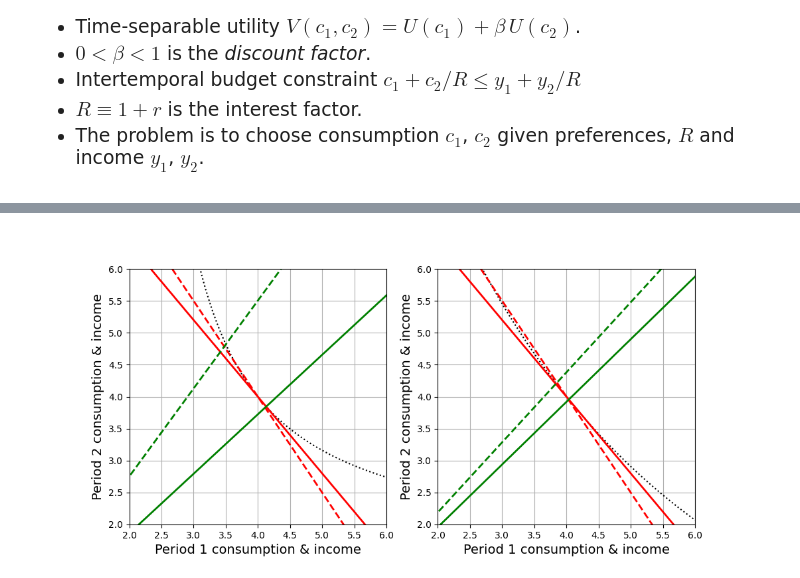
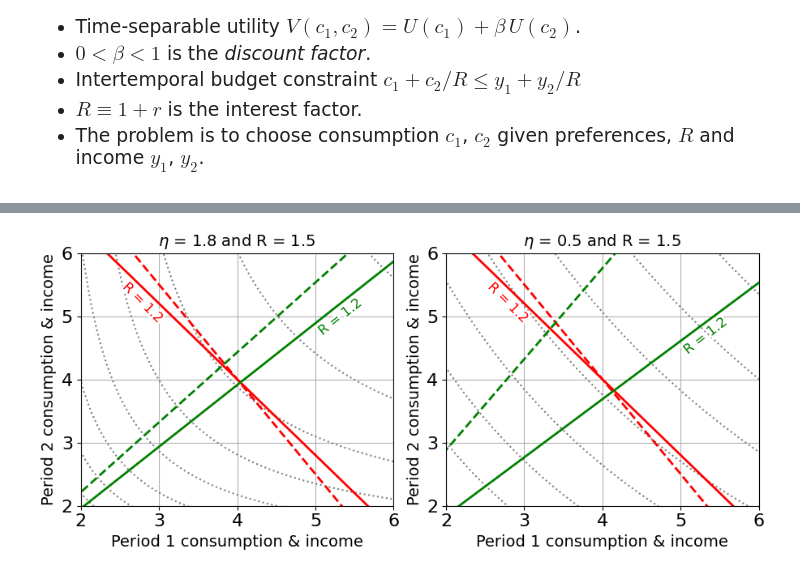
Before and after one commit to jl-2021/my-binder, a Jupyter notebook: intertemporal-choice.ipynb, the cells around one changed output, grey strips where cells are left out. Drawn from its saved outputs; the diff is of its cells as text; code cells hidden in the pictures.

Commit message:
fixed some bugs but first plot still inactive in voila

```diff
--- a/intertemporal-choice.ipynb
+++ b/intertemporal-choice.ipynb
@@ -376,41 +413,21 @@ How does the coefficient of risk aversion $\eta$, which is also the inverse inte
 
 choice0 = IntertemporalChoice()
 
-pars1 = choice0.pars.copy()
-pars1['R'] = 1.5
-choice1 = IntertemporalChoice(pars1)
-
 parse = choice0.pars.copy()
 parse['eta'] = 0.5
 choicee = IntertemporalChoice(parse)
-
-parse1 = choicee.pars.copy()
-parse1['R'] = 1.5
-choicee1 = IntertemporalChoice(parse1)
 
 # Calculate utility for each combination of goods 1 and 2
 utility_values = choice0.gridded_utility()
 utility_valuese = choicee.gridded_utility()
 
-# Compute c1, c2 and u at the tangent of the budget line and the iso-utility curves
-(c1star,c2star,ustar) = choice0.tangent_point()
+# Create a contour plot to visualize the indifference curve
+fig, ax = plt.subplots(1,2, figsize=(9.0, 4.0), layout='constrained')
 
-# Compute values of c2 for values of c1 below and above the optimal consumption point
-c1_borrow = np.linspace(0.5, c1star, 100)
-budget_line_borrow = choice0.budget_constraint(c1_borrow)
-c1_lend = np.linspace(c1star, 10, 100)
-budget_line_lend = choice0.budget_constraint(c1_lend)
-
-# Create a contour plot to visualize the indifference curve
-fig, ax = plt.subplots(1,2, figsize=(11, 5))
-
-#contour = ax[0].contour(choice0.linspace(), choice0.linspace(), choice0.gridded_utility(), levels=23)
-#contoure = ax[1].contour(choicee.linspace(), choicee.linspace(), choicee.gridded_utility(), levels=23)
-contour = ax[0].contour(choice0.linspace(), choice0.linspace(), choice0.gridded_utility(), levels=np.array([choice0.tangent_point()[2]]),
-                      colors='black', linestyles=':')
-contoure = ax[1].contour(choicee.linspace(), choice0.linspace(), choicee.gridded_utility(), levels=np.array([choicee.tangent_point()[2]]),
-                      colors='black', linestyles=':')
-
+contour = ax[0].contour(choice0.linspace(), choice0.linspace(), choice0.gridded_utility(),
+                        levels=40, colors='grey', linestyles=':')
+contoure = ax[1].contour(choicee.linspace(), choice0.linspace(), choicee.gridded_utility(),
+                         levels=20, colors='grey', linestyles=':')
 
 ax[0].set_xlim(2, 6)
 ax[0].set_ylim(2, 6)
@@ -426,34 +443,52 @@ ax[1].set_ylabel('Period 2 consumption & income', fontsize=14)
 ax[0].plot(choice0.linspace(), choice0.budget_line(), color='red', linewidth =2)
 ax[1].plot(choicee.linspace(), choicee.budget_line(), color='red', linewidth =2)
 
-b_line_1, = ax[0].plot(choice1.linspace(), choice1.budget_line(), color='red', linewidth =2, linestyle='--')
-b_line_e1, = ax[1].plot(choicee1.linspace(), choicee1.budget_line(), color='red', linewidth =2, linestyle='--')
+b_line_1, = ax[0].plot(choice0.linspace(), choice0.budget_line(), color='red', linewidth =2, linestyle='--')
+b_line_e1, = ax[1].plot(choicee.linspace(), choicee.budget_line(), color='red', linewidth =2, linestyle='--')
 
 ax[0].plot(choice0.linspace(), choice0.c2_line(), color='green', linewidth =2, linestyle='-')
 ax[1].plot(choicee.linspace(), choicee.c2_line(), color='green', linewidth =2, linestyle='-')
 
-c2_line_1, = ax[0].plot(choice1.linspace(), choice1.c2_line(), color='green', linewidth =2, linestyle='--')
-c2_line_e1, = ax[1].plot(choicee1.linspace(), choicee1.c2_line(), color='green', linewidth =2, linestyle='--')
+c2_line_1, = ax[0].plot(choice0.linspace(), choice0.c2_line(), color='green', linewidth =2, linestyle='--')
+c2_line_e1, = ax[1].plot(choicee.linspace(), choicee.c2_line(), color='green', linewidth =2, linestyle='--')
+
+ax[0].annotate(r'R = 1.2', xy=(5, 6), xytext=(5.0, 4.7),
+               fontsize=12, rotation=38, color='green',
+            path_effects=[withStroke(linewidth=4, foreground='white')])
+
+ax[0].annotate(r'R = 1.2', xy=(5, 6), xytext=(2.5, 4.9),
+               fontsize=12, rotation=-45, color='red',
+            path_effects=[withStroke(linewidth=4, foreground='white')])
+
+ax[1].annotate(r'R = 1.2', xy=(5, 6), xytext=(5.0, 4.4),
+               fontsize=12, rotation=38, color='green',
+            path_effects=[withStroke(linewidth=4, foreground='white')])
+
+ax[1].annotate(r'R = 1.2', xy=(5, 6), xytext=(2.5, 4.9),
+               fontsize=12, rotation=-45, color='red',
+            path_effects=[withStroke(linewidth=4, foreground='white')])
 
 ax[0].grid(True)
 ax[1].grid(True)
-plt.show()
 
+fig.canvas.toolbar_visible = False
+fig.canvas.header_visible = False
+fig.canvas.footer_visible = False
 
 def update(R = 1.5):
-    choice1.pars['R'] = R
-    choicee1.pars['R'] = R
+    choice0.pars['R'] = R
+    choicee.pars['R'] = R
 
-    b_line_1.set_ydata(choice1.budget_line())
-    c2_line_1.set_ydata(choice1.c2_line())
+    b_line_1.set_ydata(choice0.budget_line())
+    c2_line_1.set_ydata(choice0.c2_line())
 
-    b_line_e1.set_ydata(choicee1.budget_line())
-    c2_line_e1.set_ydata(choicee1.c2_line())
+    b_line_e1.set_ydata(choicee.budget_line())
+    c2_line_e1.set_ydata(choicee.c2_line())
 
-    ax[0].set_title(r'$\eta$ = 1.75 and R = {} vs 1.2 (solid)'.format(R), fontsize=14)
-    ax[1].set_title(r'$\eta$ = 0.5 and R = {} vs R = 1.2  (solid)'.format(R), fontsize=14)
+    ax[0].set_title(r'$\eta$ = 1.8 and R = {}'.format(R), fontsize=14)
+    ax[1].set_title(r'$\eta$ = 0.5 and R = {}'.format(R), fontsize=14)
 
     fig.canvas.draw_idle()
 
-interact(update, R = (1.0,1.8));
+interact(update, R = (1.0,1.8), continuous_update=False);
 # %% [output]
@@ -460 +496 @@ interact(update, R = (1.0,1.8));
-[figure, old version]
+[figure, new version]
```
Also changed, not shown: parts of 24 cells of this notebook.
